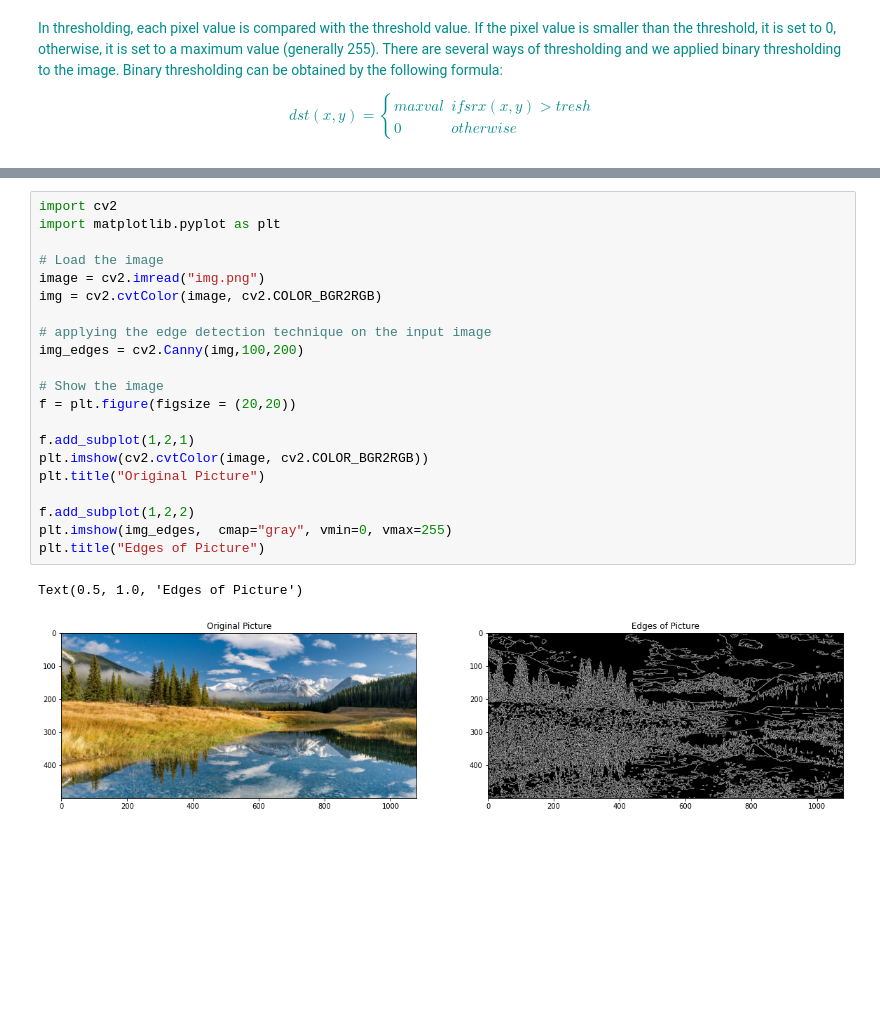
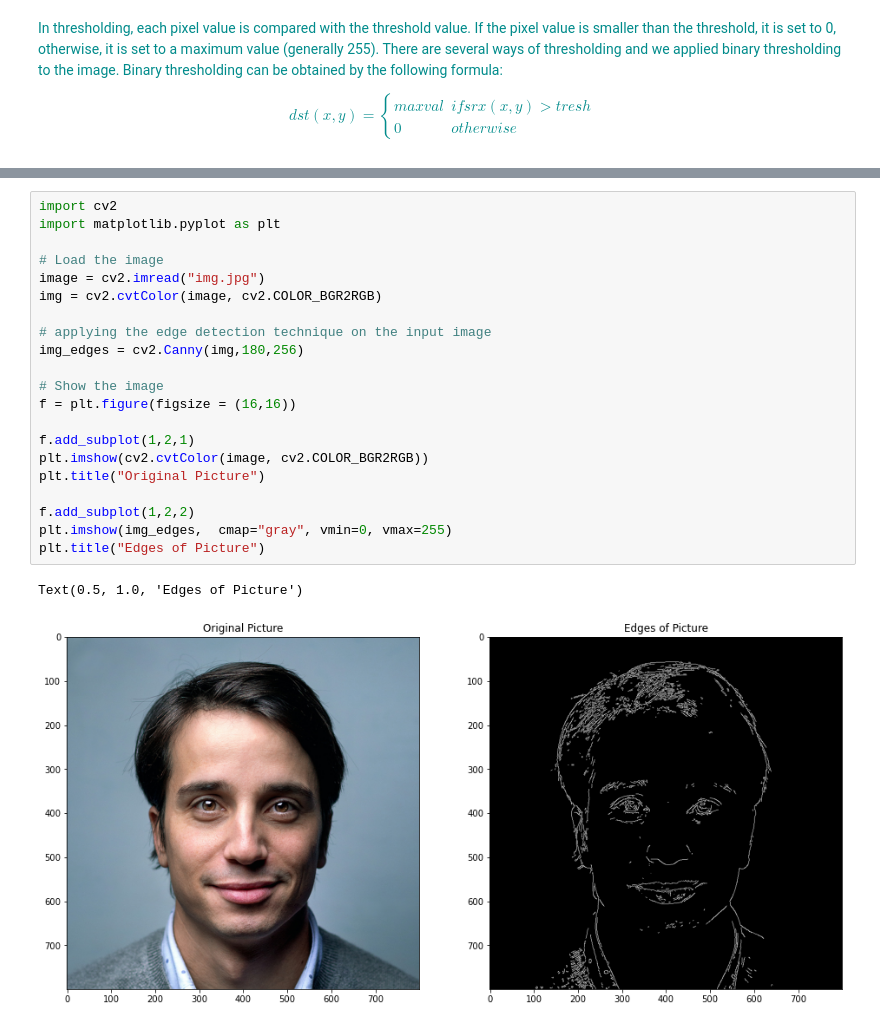
Before and after one commit to elyarzv/IP-Assig1, a Jupyter notebook: Untitled.ipynb, the cells around one changed output, grey strips where cells are left out. Saved outputs shown, nothing was run; the diff lists cells and outputs as text; blank space fills up the shorter version.

```diff
--- a/Untitled.ipynb
+++ b/Untitled.ipynb
@@ -144,24 +143,24 @@ Text(0.5, 1.0, 'Threshold Picture')
 # %%
 import cv2
 import matplotlib.pyplot as plt
 
 # Load the image
-image = cv2.imread("img.png")
+image = cv2.imread("img.jpg")
 img = cv2.cvtColor(image, cv2.COLOR_BGR2RGB)
 
 # applying the edge detection technique on the input image
-img_edges = cv2.Canny(img,100,200)
+img_edges = cv2.Canny(img,180,256)
 
 # Show the image
-f = plt.figure(figsize = (20,20))
+f = plt.figure(figsize = (16,16))
 
 f.add_subplot(1,2,1)
 plt.imshow(cv2.cvtColor(image, cv2.COLOR_BGR2RGB))
 plt.title("Original Picture")
 
 f.add_subplot(1,2,2)
 plt.imshow(img_edges,  cmap="gray", vmin=0, vmax=255)
 plt.title("Edges of Picture")
 # %% [output]
 Text(0.5, 1.0, 'Edges of Picture')
-[figure, old version]
+[figure, new version]
```
Also changed, not shown: parts of 3 cells of this notebook, 1 other file.
